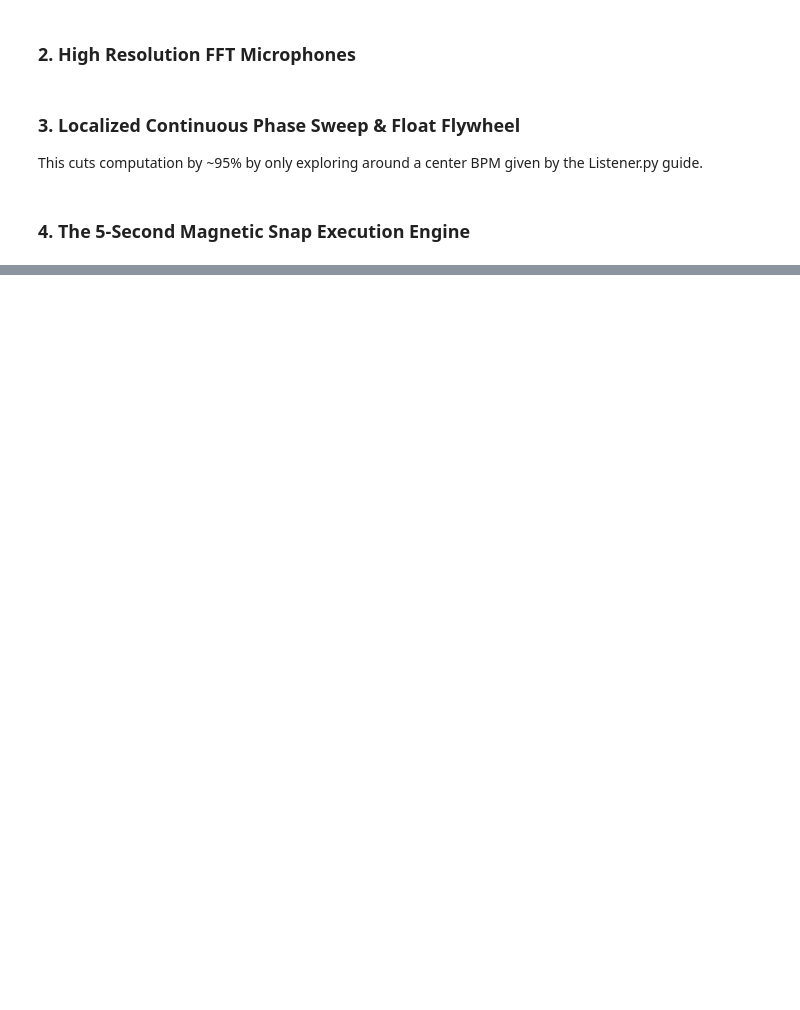
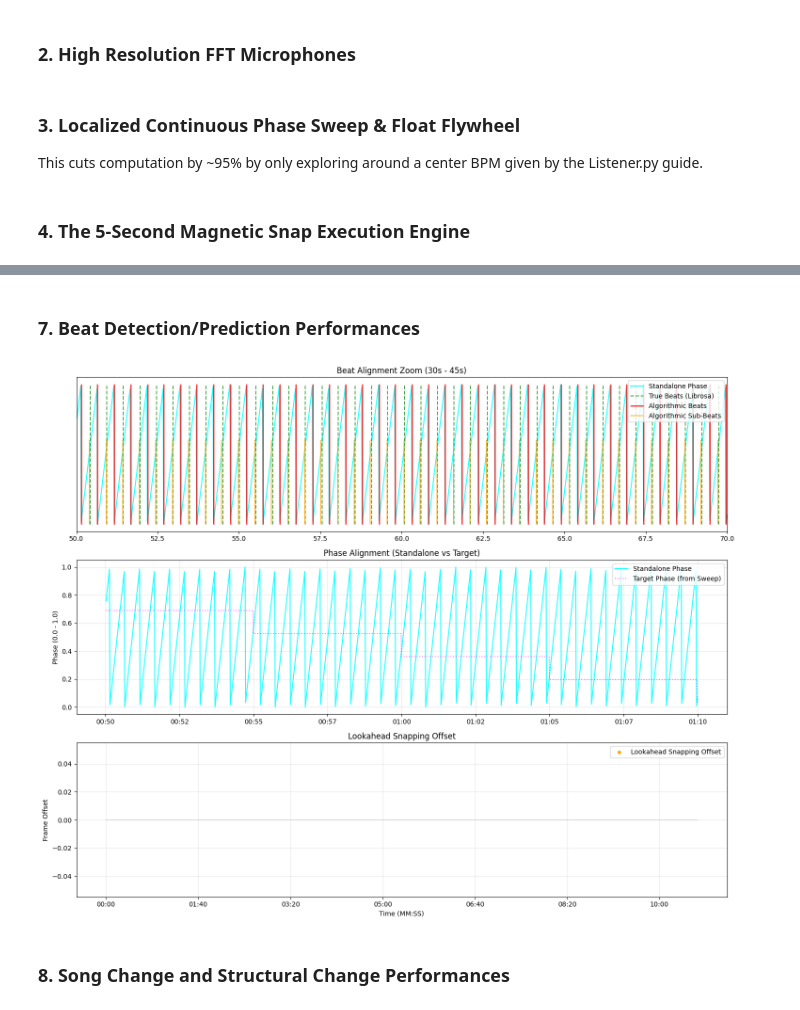
Before and after one commit to LucRobey/vialactee, a Jupyter notebook: playground/ContinuousHybridTracker.ipynb, the cells around one changed output, grey strips where cells are left out. Saved outputs shown, nothing was run; the diff lists cells and outputs as text; code cells hidden in the pictures; blank space fills up the shorter version.

```diff
--- a/playground/ContinuousHybridTracker.ipynb
+++ b/playground/ContinuousHybridTracker.ipynb
@@ -800,3 +714,57 @@ plt.show()
+# %% [markdown]
+### 7. Beat Detection/Prediction Performances
+# %%
+stand_phase_arr = np.array(history_standalone_phase)
+targ_phase_arr = np.array(history_target_phase)
+snap_arr = np.array(history_snap_offset)
+
+fig, (ax1, ax2, ax3) = plt.subplots(3, 1, figsize=(15, 12), sharex=False)
+
+# Flatten true beats from librosa
+all_true_beats = np.concatenate(true_beat_times_list) if len(true_beat_times_list) > 0 else []
+
+# Find a good window to zoom in (e.g. 30 to 45 seconds)
+zoom_start = 50.0
+zoom_end = 70.0
+mask_true = (all_true_beats >= zoom_start) & (all_true_beats <= zoom_end)
+mask_alg = (alg_beats_array >= zoom_start) & (alg_beats_array <= zoom_end)
+mask_sub = (alg_sub_beats_array >= zoom_start) & (alg_sub_beats_array <= zoom_end)
+time_true = (time_arr >= zoom_start) & (time_arr <= zoom_end)
+ax1.plot(time_arr[time_true], stand_phase_arr[time_true], color='cyan', alpha=0.9, linewidth=1.5, label='Standalone Phase')
+ax1.vlines(all_true_beats[mask_true], ymin=0, ymax=1, color='green', linestyle='--', alpha=0.7, label='True Beats (Librosa)')
+ax1.vlines(alg_beats_array[mask_alg], ymin=0, ymax=1, color='red', linestyle='-', alpha=0.8, linewidth=2, label='Algorithmic Beats')
+ax1.vlines(alg_sub_beats_array[mask_sub], ymin=0, ymax=0.6, color='orange', linestyle='-', alpha=0.8, linewidth=1.5, label='Algorithmic Sub-Beats')
+ax1.set_xlim(zoom_start, zoom_end)
+ax1.set_title('Beat Alignment Zoom (30s - 45s)')
+ax1.set_yticks([])
+ax1.legend(loc='upper right')
+
+time_true = (time_arr >= zoom_start) & (time_arr <= zoom_end)
+ax2.plot(time_arr[time_true], stand_phase_arr[time_true], color='cyan', alpha=0.9, linewidth=1.5, label='Standalone Phase')
+ax2.plot(time_arr[time_true], targ_phase_arr[time_true], color='magenta', alpha=0.6, linewidth=1.5, linestyle=':', label='Target Phase (from Sweep)')
+ax2.set_title('Phase Alignment (Standalone vs Target)')
+ax2.set_ylabel('Phase (0.0 - 1.0)')
+ax2.xaxis.set_major_formatter(ticker.FuncFormatter(min_sec_formatter))
+ax2.legend(loc='upper right')
+ax2.grid(alpha=0.3)
+
+mask_snap = snap_arr != 0
+ax3.plot(time_arr, snap_arr, color='grey', alpha=0.3, linewidth=1.0)
+ax3.scatter(time_arr[mask_snap], snap_arr[mask_snap], color='orange', s=20, label='Lookahead Snapping Offset')
+ax3.set_title('Lookahead Snapping Offset')
+ax3.set_ylabel('Frame Offset')
+ax3.set_xlabel('Time (MM:SS)')
+ax3.xaxis.set_major_formatter(ticker.FuncFormatter(min_sec_formatter))
+ax3.legend(loc='upper right')
+ax3.grid(alpha=0.3)
+
+plt.tight_layout()
+plt.savefig('beat_performances.png')
+plt.show()
+# %% [output]
+[figure, added]
+# %% [markdown]
+### 8. Song Change and Structural Change Performances
 # %%
 stm_power_arr = np.array(history_stm_power)
 ltm_power_arr = np.array(history_ltm_power)
```
Also changed, not shown: parts of 12 cells of this notebook, 20 other files.
